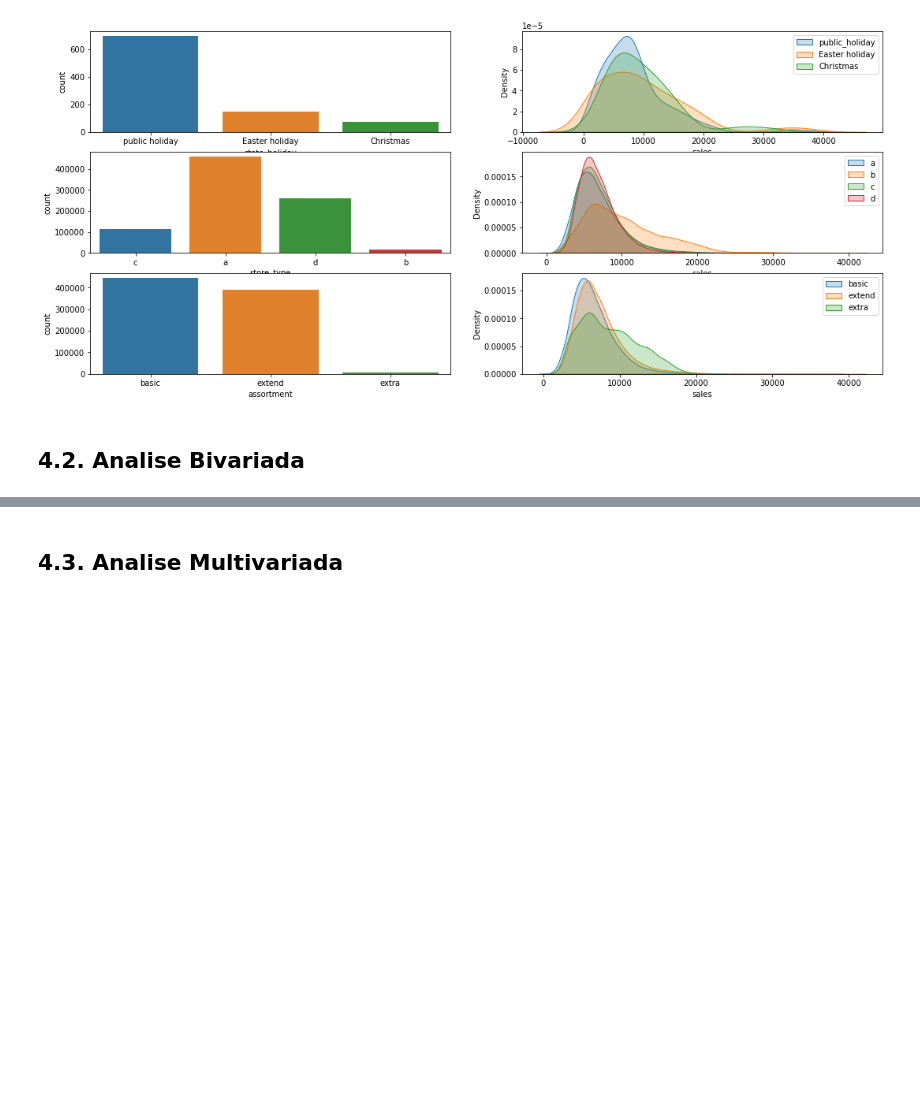
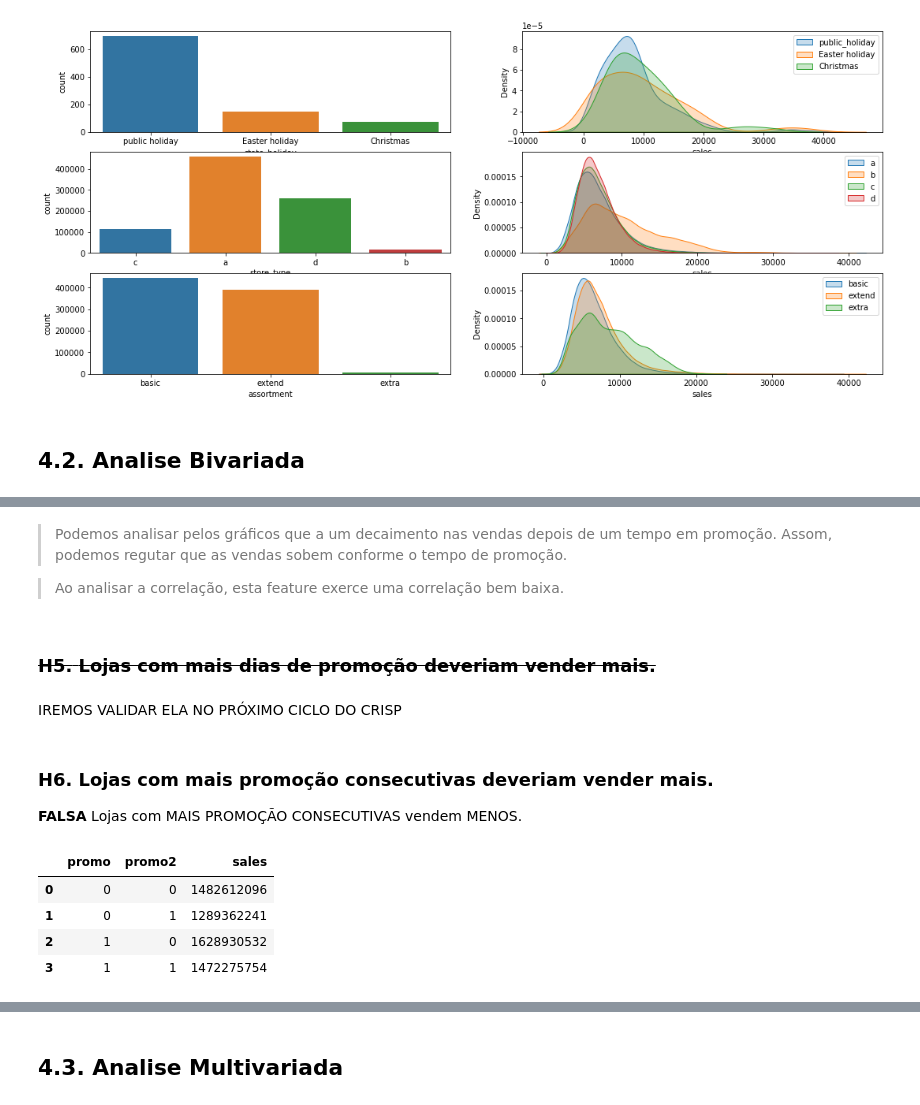
Before and after one commit to LucasAsilveira/DS-Em-Producao, a Jupyter notebook: mod04_exploratory_data_analysis.ipynb, the cells around one changed output, grey strips where cells are left out. Drawn from its saved outputs; the diff is of its cells as text; code cells hidden in the pictures; blank space fills up the shorter version.

```diff
--- a/mod04_exploratory_data_analysis.ipynb
+++ b/mod04_exploratory_data_analysis.ipynb
@@ -652,0 +684,19 @@ x = sns.heatmap( aux1.corr( method = 'pearson'), annot= True );
+# %% [markdown]
+> Podemos analisar pelos gráficos que a um decaimento nas vendas depois de um tempo em promoção. Assom, podemos regutar que as vendas sobem conforme o tempo de promoção.
+
+> Ao analisar a correlação, esta feature exerce uma correlação bem baixa.
+# %% [markdown]
+### <S>**H5.** Lojas com mais dias de promoção deveriam vender mais.
+# %% [markdown]
+IREMOS VALIDAR ELA NO PRÓXIMO CICLO DO CRISP
+# %% [markdown]
+### **H6.** Lojas com mais promoção consecutivas deveriam vender mais.
+**FALSA** Lojas com MAIS PROMOÇÃO CONSECUTIVAS vendem MENOS.
+# %%
+df4[['promo', 'promo2', 'sales']].groupby( ['promo', 'promo2'] ).sum().reset_index()
+# %% [output]
+|  | promo | promo2 | sales |
+| 0 | 0 | 0 | 1482612096 |
+| 1 | 0 | 1 | 1289362241 |
+| 2 | 1 | 0 | 1628930532 |
+| 3 | 1 | 1 | 1472275754 |
```
Also changed, not shown: parts of 36 cells of this notebook.
